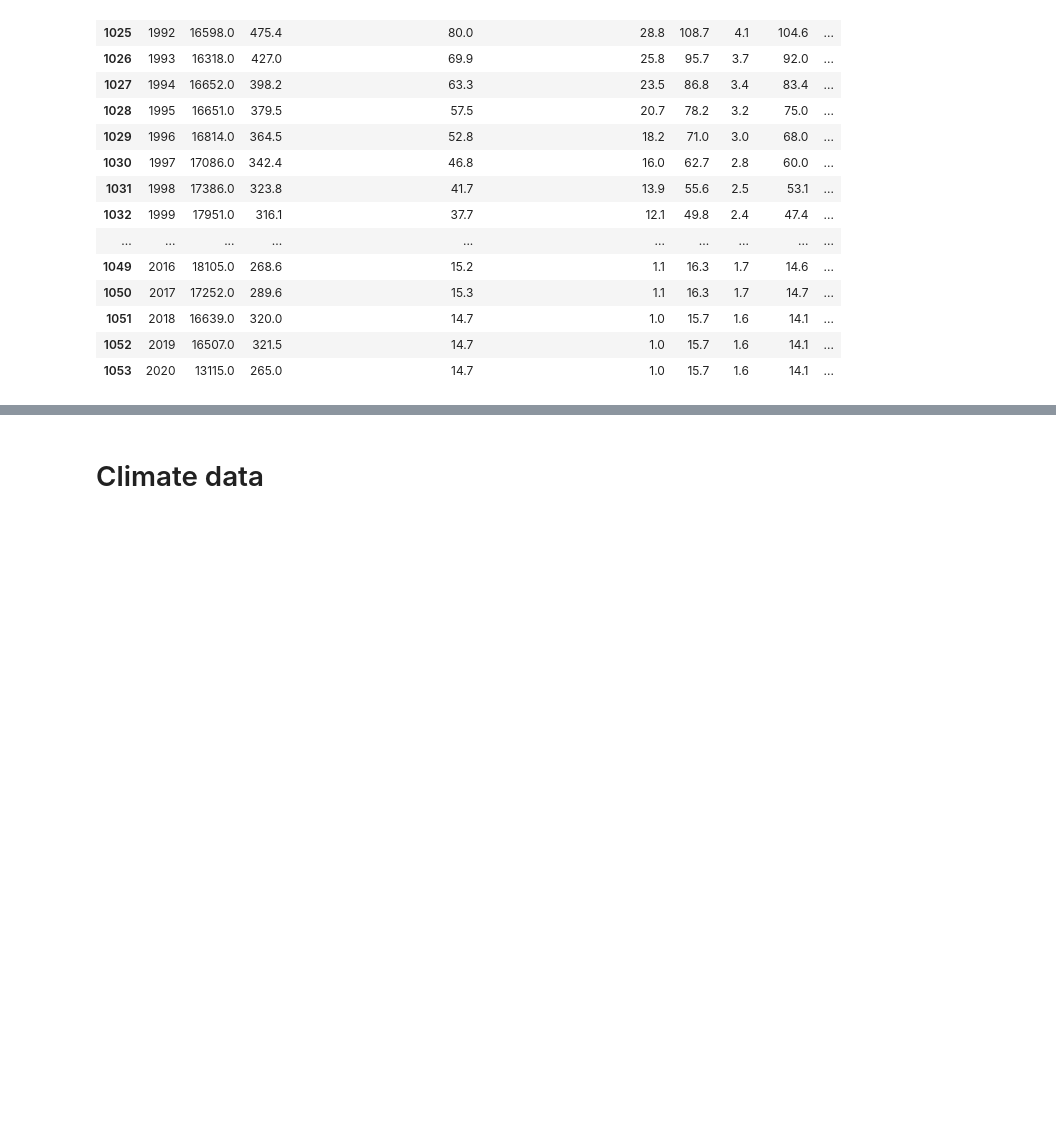
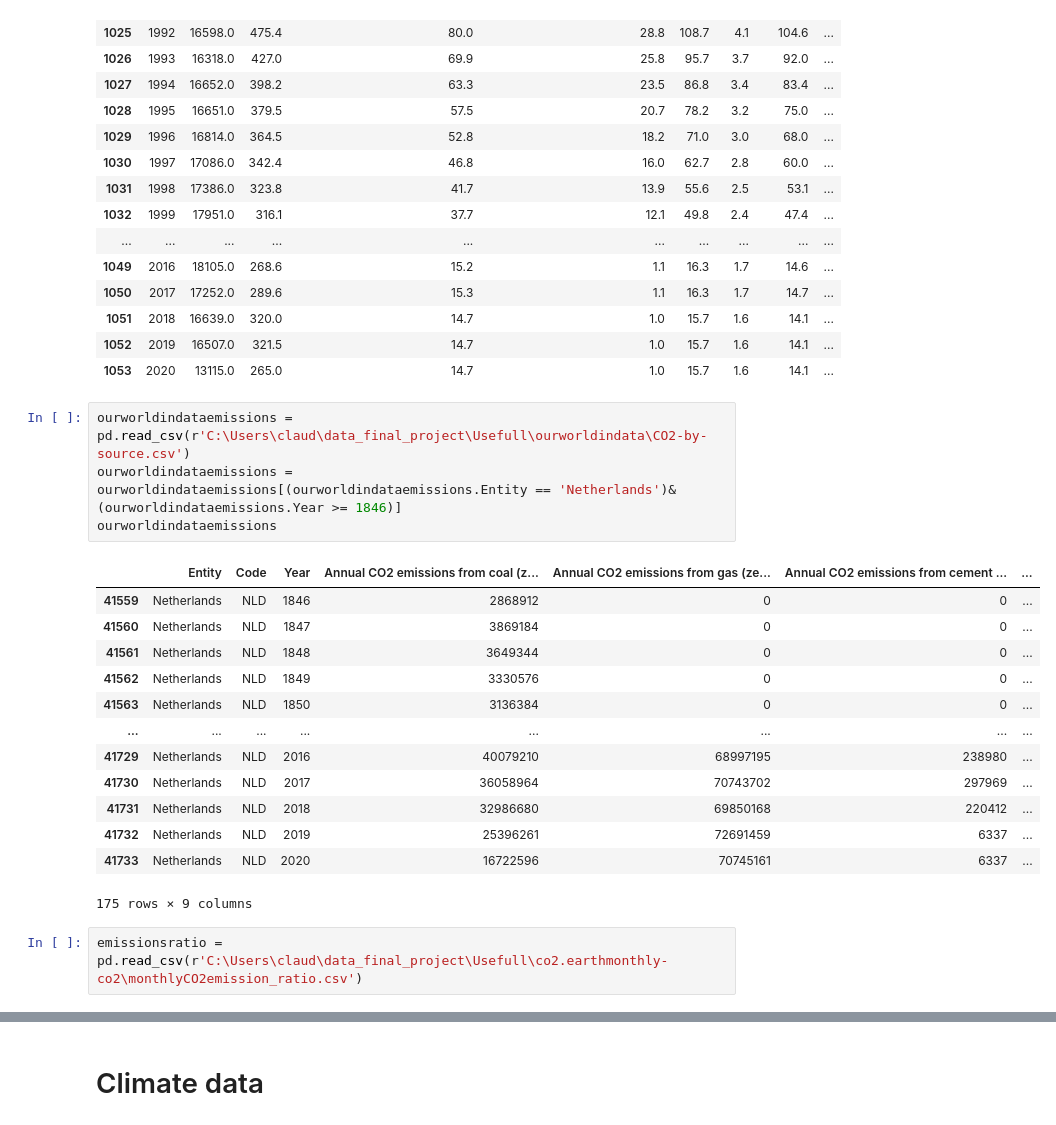
Before and after one commit to ClauCarloni/data_final_project, a Jupyter notebook: renewables_and_environment.ipynb, the cells around one changed output, grey strips where cells are left out. Saved outputs shown, nothing was run; the diff lists cells and outputs as text; blank space fills up the shorter version.

```diff
--- a/renewables_and_environment.ipynb
+++ b/renewables_and_environment.ipynb
@@ -434,3 +434,23 @@ emissionsdf
 | 1051 | 2018 | 16639.0 | 320.0 | 14.7 | 1.0 | 15.7 | 1.6 | 14.1 | ... |
 | 1052 | 2019 | 16507.0 | 321.5 | 14.7 | 1.0 | 15.7 | 1.6 | 14.1 | ... |
 | 1053 | 2020 | 13115.0 | 265.0 | 14.7 | 1.0 | 15.7 | 1.6 | 14.1 | ... |
+# %%
+ourworldindataemissions = pd.read_csv(r'C:\Users\claud\data_final_project\Usefull\ourworldindata\CO2-by-source.csv')
+ourworldindataemissions = ourworldindataemissions[(ourworldindataemissions.Entity == 'Netherlands')&(ourworldindataemissions.Year >= 1846)]
+ourworldindataemissions
+# %% [output]
+|  | Entity | Code | Year | Annual CO2 emissions from coal (z... | Annual CO2 emissions from gas (ze... | Annual CO2 emissions from cement ... | ... |
+| 41559 | Netherlands | NLD | 1846 | 2868912 | 0 | 0 | ... |
+| 41560 | Netherlands | NLD | 1847 | 3869184 | 0 | 0 | ... |
+| 41561 | Netherlands | NLD | 1848 | 3649344 | 0 | 0 | ... |
+| 41562 | Netherlands | NLD | 1849 | 3330576 | 0 | 0 | ... |
+| 41563 | Netherlands | NLD | 1850 | 3136384 | 0 | 0 | ... |
+| ... | ... | ... | ... | ... | ... | ... | ... |
+| 41729 | Netherlands | NLD | 2016 | 40079210 | 68997195 | 238980 | ... |
+| 41730 | Netherlands | NLD | 2017 | 36058964 | 70743702 | 297969 | ... |
+| 41731 | Netherlands | NLD | 2018 | 32986680 | 69850168 | 220412 | ... |
+| 41732 | Netherlands | NLD | 2019 | 25396261 | 72691459 | 6337 | ... |
+| 41733 | Netherlands | NLD | 2020 | 16722596 | 70745161 | 6337 | ... |
+175 rows × 9 columns
+# %%
+emissionsratio = pd.read_csv(r'C:\Users\claud\data_final_project\Usefull\co2.earthmonthly-co2\monthlyCO2emission_ratio.csv')
```
Also changed, not shown: parts of 1 cell of this notebook, 1 other file.
